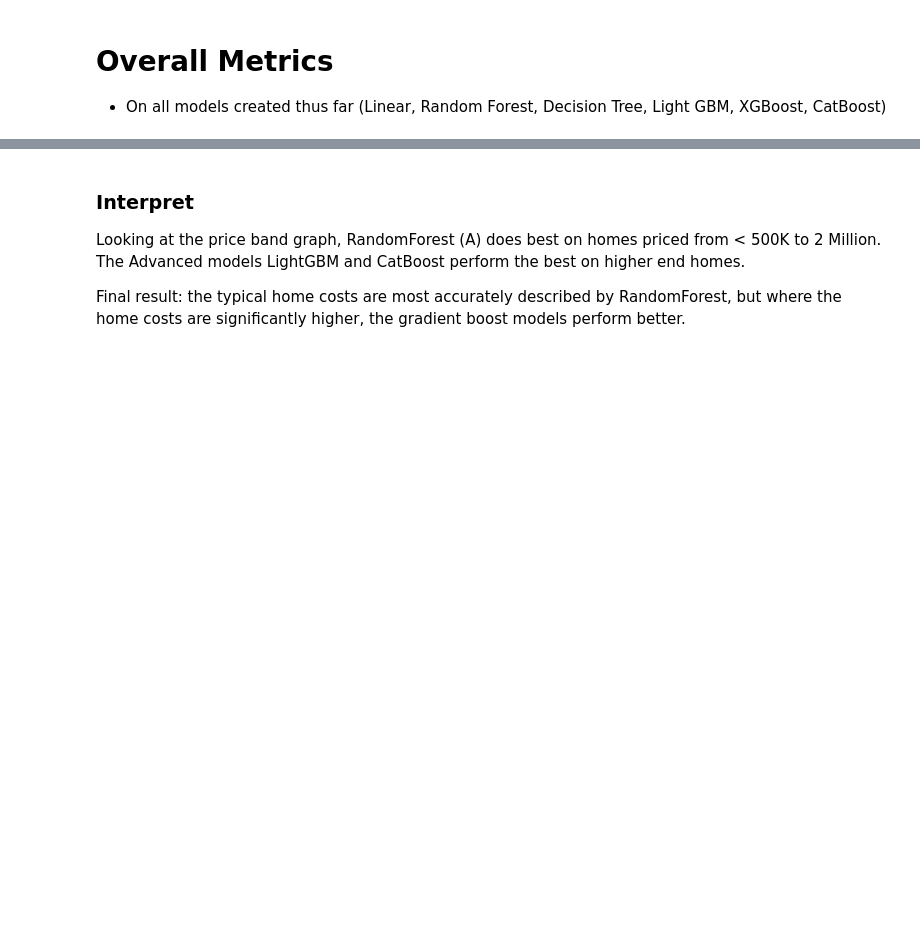
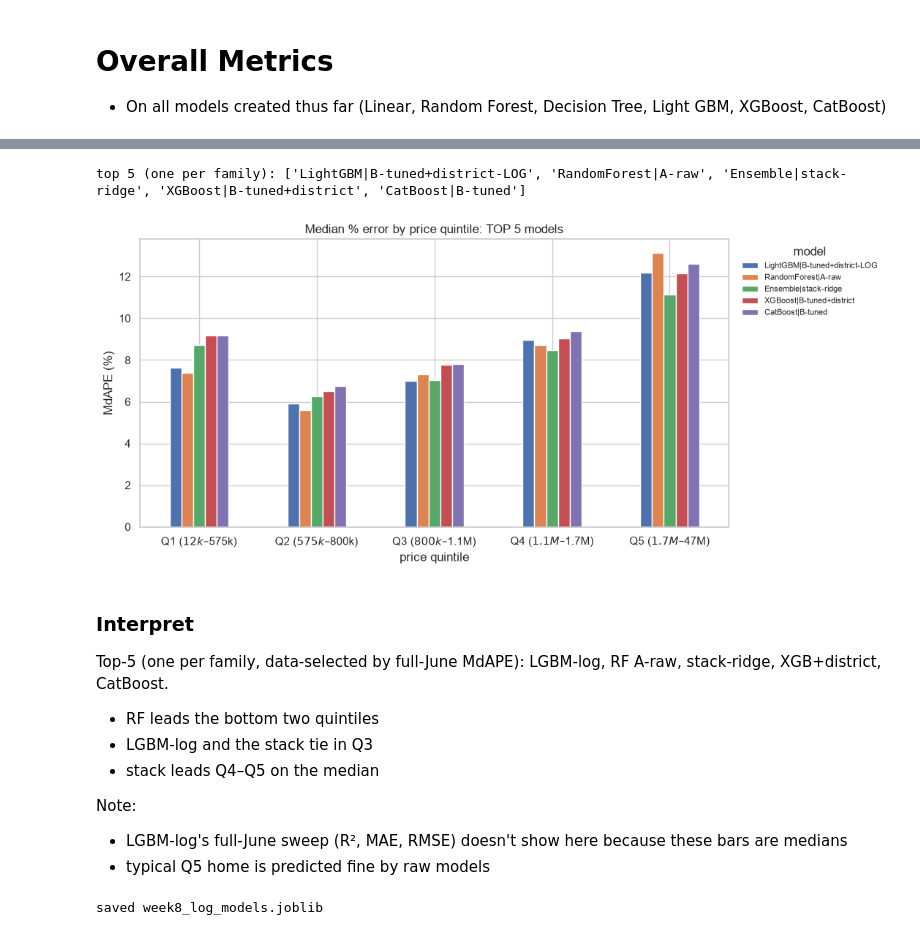
Before and after one commit to iviang/IDX-Exchange-DS-2026, a Jupyter notebook: Deliverables/Week 8/06_evaluation.ipynb, the cells around one changed output, grey strips where cells are left out. Drawn from its saved outputs; the diff is of its cells as text; code cells hidden in the pictures; blank space fills up the shorter version.

```diff
--- a/Deliverables/Week 8/06_evaluation.ipynb
+++ b/Deliverables/Week 8/06_evaluation.ipynb
@@ -223,6 +487,40 @@ rows per band: {'<$500k': 1760, '$500k–1M': 5308, '$1M–2M': 3982, '$2M–5M'
+# %%
+# Top-5 quintile view with the best model per family (keeps only the strongest RF, LGBM, XGB, CatBoost, Ensemble)
+
+fj = summary[summary["eval_set"] == "full_June"].copy()
+fj["family"] = fj["model"].str.split("|").str[0]
+top5 = (fj.sort_values("MdAPE").groupby("family").head(1)
+          .sort_values("MdAPE").head(5)["model"].tolist())
+print("top 5 (one per family):", top5)
+
+fig, ax = plt.subplots(figsize=(11, 5))
+mdape_pivot[top5].plot(kind="bar", ax=ax, rot=0)
+ax.set_ylabel("MdAPE (%)"); ax.set_xlabel("price quintile")
+ax.set_title("Median % error by price quintile: TOP 5 models")
+ax.legend(title="model", bbox_to_anchor=(1.01, 1), loc="upper left", fontsize=8, frameon=False)
+plt.tight_layout(); plt.show()
+# %% [output]
+top 5 (one per family): ['LightGBM|B-tuned+district-LOG', 'RandomForest|A-raw', 'Ensemble|stack-ridge', 'XGBoost|B-tuned+district', 'CatBoost|B-tuned']
+[figure, added]
 # %% [markdown]
 ### Interpret
 
-Looking at the price band graph, RandomForest (A) does best on homes priced from < 500K to 2 Million. The Advanced models LightGBM and CatBoost perform the best on higher end homes.
+Top-5 (one per family, data-selected by full-June MdAPE): LGBM-log, RF A-raw, stack-ridge, XGB+district, CatBoost.
+- RF leads the bottom two quintiles
+- LGBM-log and the stack tie in Q3
+- stack leads Q4–Q5 on the median
 
-Final result: the typical home costs are most accurately described by RandomForest, but where the home costs are significantly higher, the gradient boost models perform better.
+Note:
+- LGBM-log's full-June sweep (R², MAE, RMSE) doesn't show here because these bars are medians
+- typical Q5 home is predicted fine by raw models
+# %%
+joblib.dump({
+    "LightGBM|B-tuned+district-LOG": (lgb_log, "onehot-district-log"),
+    "Ensemble|stack4-log":           (meta4,   "meta4"),
+    "stack4_input_order": stack_order + ["LightGBM|B-tuned+district-LOG"],
+    "feature_d": feature_d,
+    "note": "log-target models from 06 evaluation experiment; lgb_log predicts log(ClosePrice)",
+}, "../../models/week8_log_models.joblib")
+print("saved week8_log_models.joblib")
+# %% [output]
+saved week8_log_models.joblib
```
Also changed, not shown: parts of 24 cells of this notebook, 2 other files.
